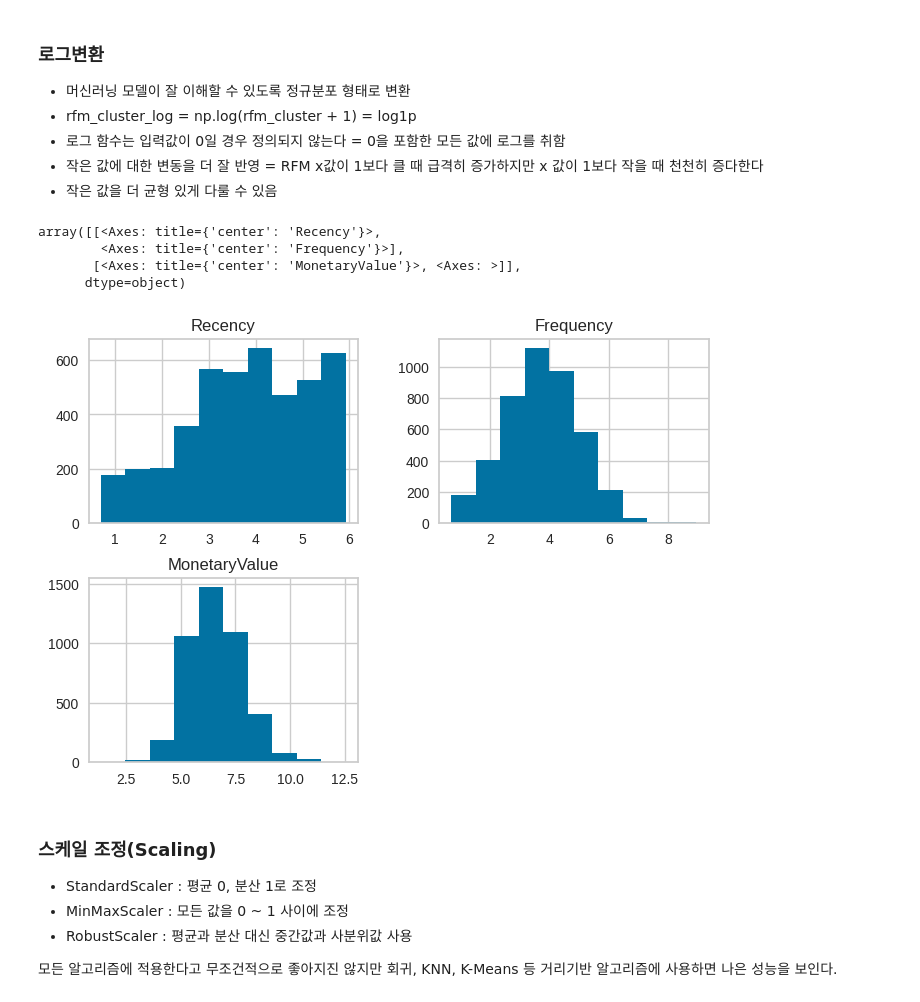
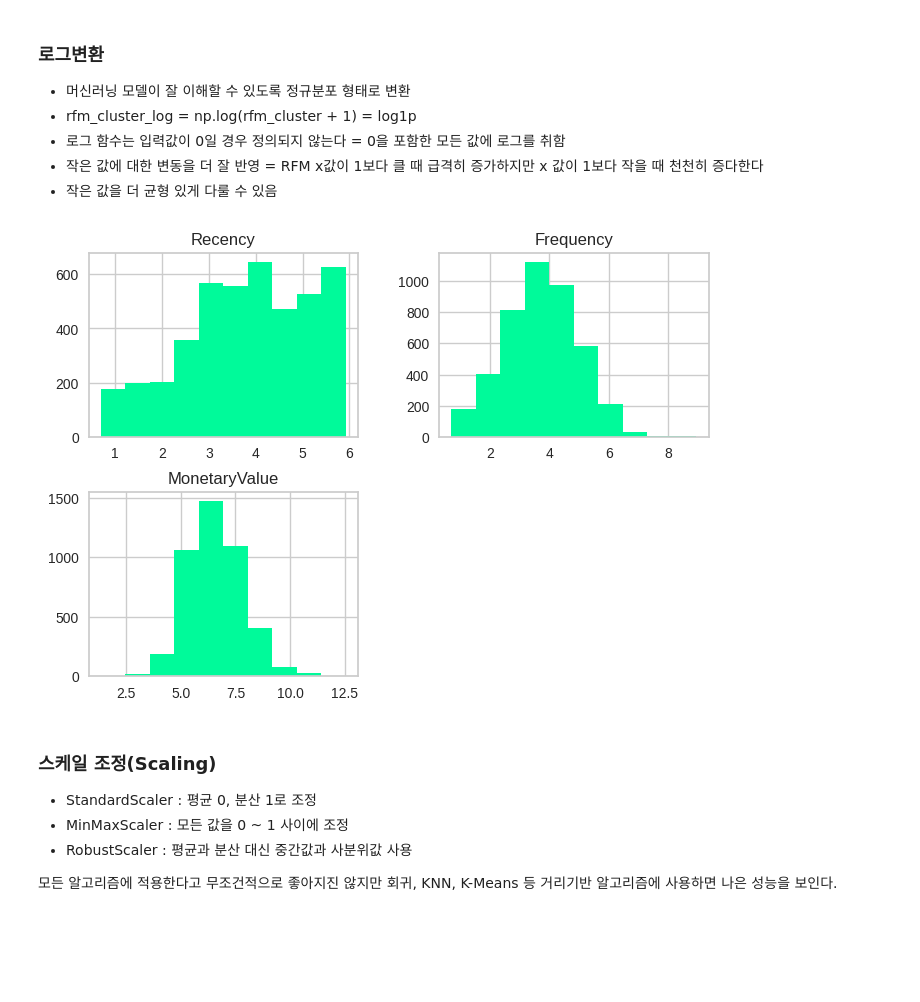
Before and after one commit to JINDOT/Data_Analysis_, a Jupyter notebook: Online_Retail_Clustering.ipynb, the cells around one changed output. Cells and saved outputs as stored; diff of their text form; code cells hidden in the pictures; blank space fills up the shorter version.

Commit message:
change color

```diff
--- a/Online_Retail_Clustering.ipynb
+++ b/Online_Retail_Clustering.ipynb
@@ -117,13 +113,9 @@ array([[<Axes: title={'center': 'Recency'}>,
 * 작은 값을 더 균형 있게 다룰 수 있음
 # %%
 rfm_cluster_log = np.log1p(rfm_cluster)
-rfm_cluster_log.hist()
+rfm_cluster_log.hist(color='mediumspringgreen');
 # %% [output]
-array([[<Axes: title={'center': 'Recency'}>,
-        <Axes: title={'center': 'Frequency'}>],
-       [<Axes: title={'center': 'MonetaryValue'}>, <Axes: >]],
-      dtype=object)
-[figure, old version]
+[figure, new version]
 # %% [markdown]
 ### 스케일 조정(Scaling)
 
```
Also changed, not shown: parts of 16 cells of this notebook.
